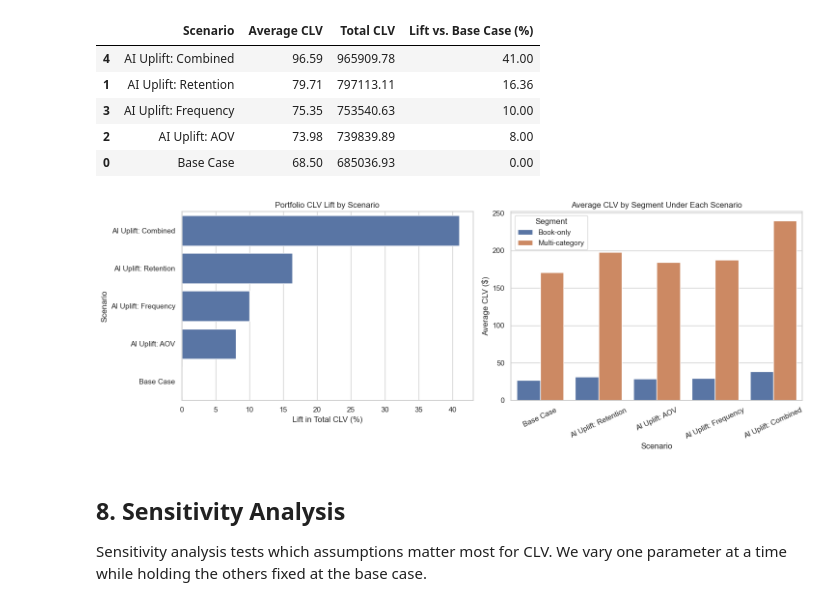
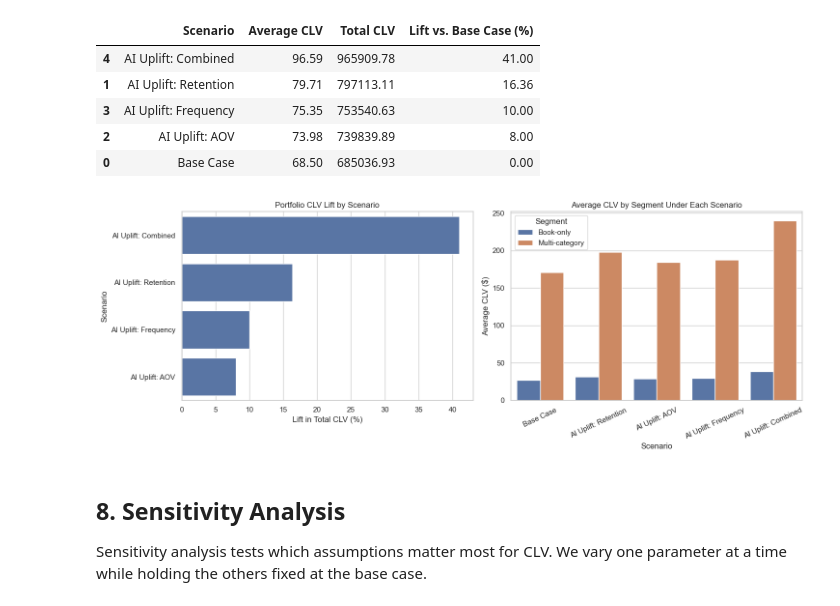
Before and after one commit to GuanlinTony/Fire_Marketing, a Jupyter notebook: Indigo_CLV_Project.ipynb, the cells around one changed output. Cells and saved outputs as stored; diff of their text form; code cells hidden in the pictures.

```diff
--- a/Indigo_CLV_Project.ipynb
+++ b/Indigo_CLV_Project.ipynb
@@ -563,29 +563,29 @@ display(scenario_summary.rename(columns={
 | 0 | Base Case | 68.50 | 685036.93 | 0.00 |
 # %%
 fig, axes = plt.subplots(1, 2, figsize=(15, 5.5))
-
-sns.barplot(data=scenario_summary, x="lift_vs_base_pct", y="scenario", ax=axes[0])
+scenario_summary_2 = scenario_summary[scenario_summary["scenario"] != "Base Case"]
+sns.barplot(data=scenario_summary_2, x="lift_vs_base_pct", y="scenario", ax=axes[0])
 axes[0].set_title("Portfolio CLV Lift by Scenario")
 axes[0].set_xlabel("Lift in Total CLV (%)")
 axes[0].set_ylabel("Scenario")
 
 sns.barplot(
     data=scenario_segment_summary,
     x="scenario",
     y="avg_clv",
     hue="segment_label",
     ax=axes[1]
 )
 axes[1].set_title("Average CLV by Segment Under Each Scenario")
 axes[1].set_xlabel("Scenario")
 axes[1].set_ylabel("Average CLV ($)")
 axes[1].legend(title="Segment")
 axes[1].tick_params(axis="x", rotation=25)
 
 plt.tight_layout()
 plt.show()
 # %% [output]
-[figure, old version]
+[figure, new version]
 # %% [markdown]
 ## 8. Sensitivity Analysis
 
```
